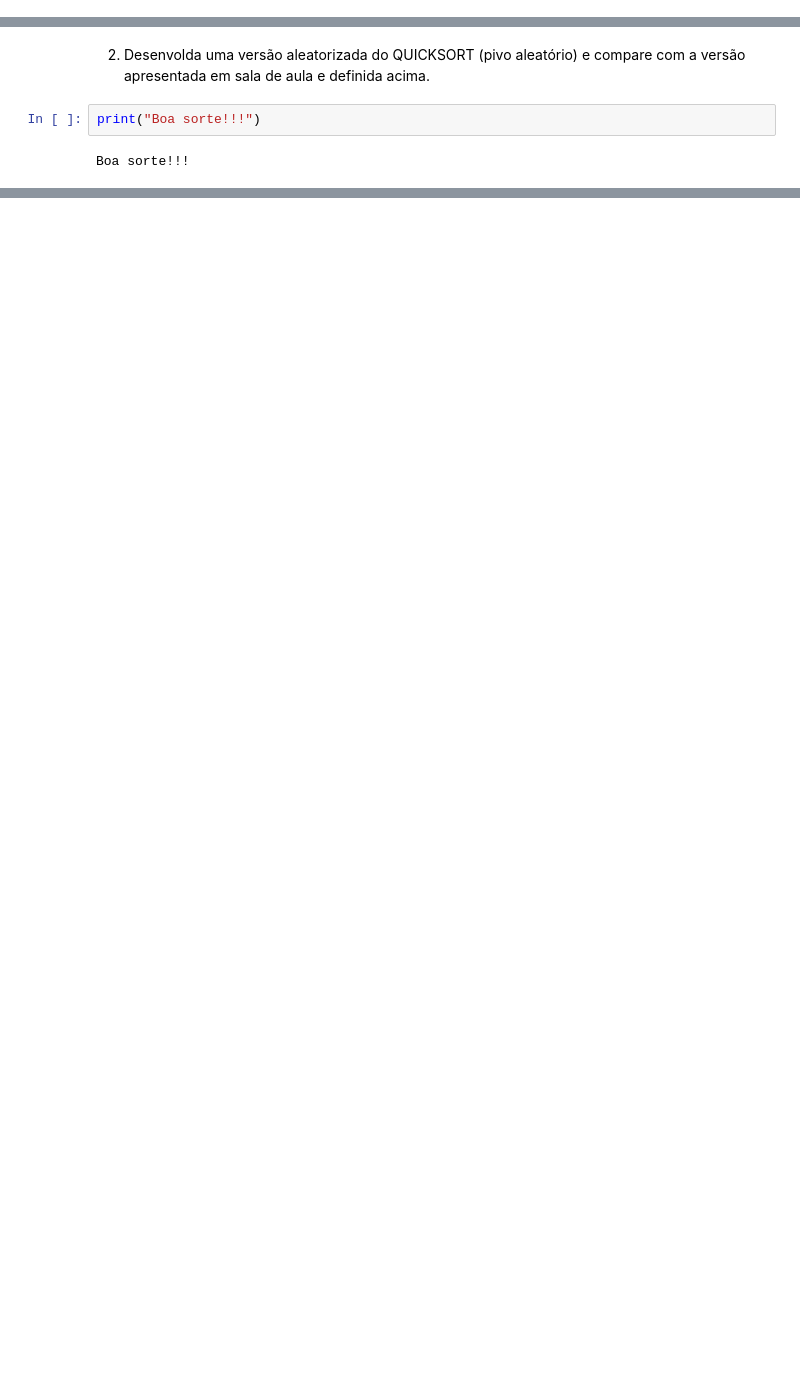
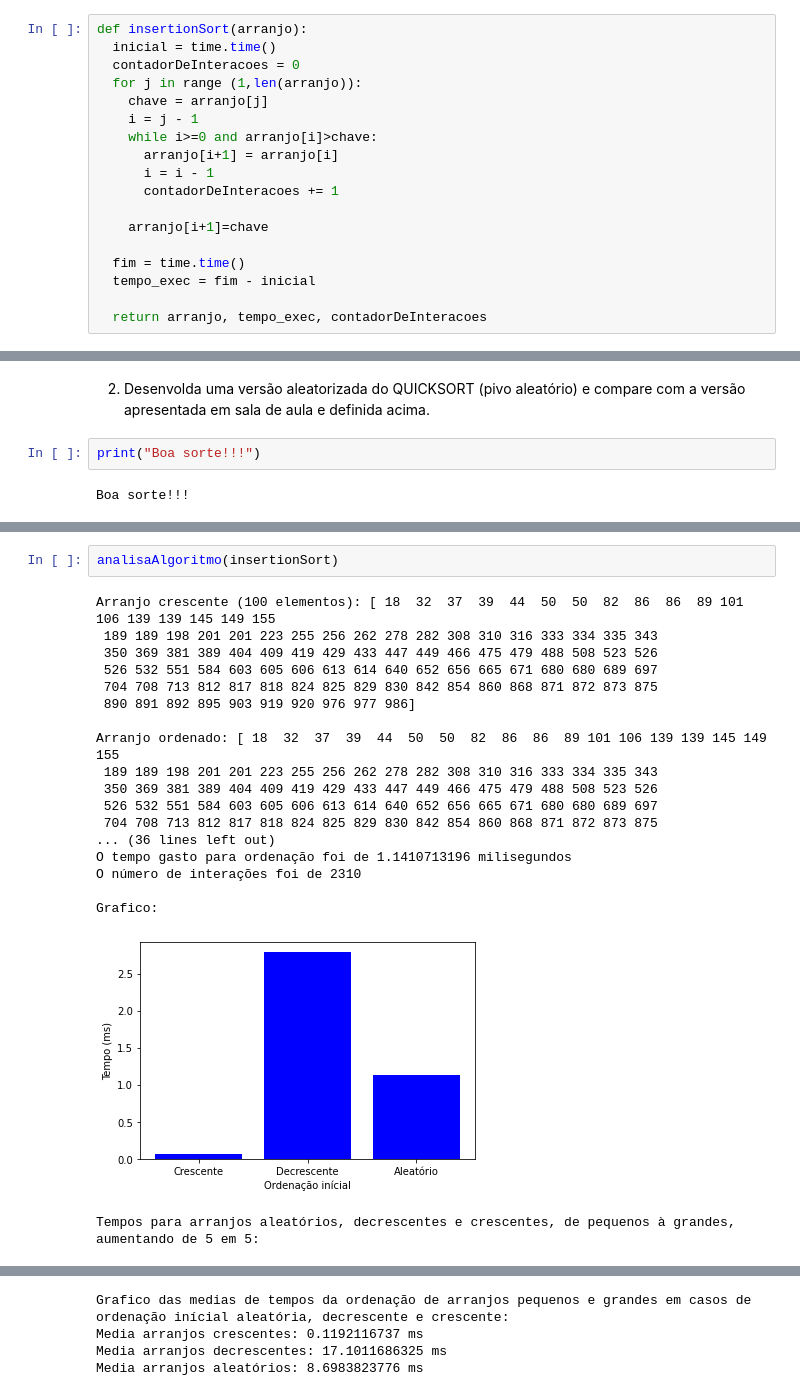
Before and after one commit to chrystian9/EFC-CPA, a Jupyter notebook: EFC1/EFC1_GCC_253.ipynb, the cells around one changed output, grey strips where cells are left out. Saved outputs shown, nothing was run; the diff lists cells and outputs as text; blank space fills up the shorter version.

```diff
--- a/EFC1/EFC1_GCC_253.ipynb
+++ b/EFC1/EFC1_GCC_253.ipynb
@@ -41,2 +40,20 @@ def insertionSort():
+# %%
+def insertionSort(arranjo):
+  inicial = time.time()
+  contadorDeInteracoes = 0
+  for j in range (1,len(arranjo)):
+    chave = arranjo[j]
+    i = j - 1
+    while i>=0 and arranjo[i]>chave:
+      arranjo[i+1] = arranjo[i]
+      i = i - 1
+      contadorDeInteracoes += 1
+
+    arranjo[i+1]=chave
+
+  fim = time.time()
+  tempo_exec = fim - inicial
+
+  return arranjo, tempo_exec, contadorDeInteracoes
 # %% [markdown]
 ##  Merge Sort
@@ -94,0 +550,22 @@ Boa sorte!!!
+# %%
+analisaAlgoritmo(insertionSort)
+# %% [output]
+Arranjo crescente (100 elementos): [ 18  32  37  39  44  50  50  82  86  86  89 101 106 139 139 145 149 155
+ 189 189 198 201 201 223 255 256 262 278 282 308 310 316 333 334 335 343
+ 350 369 381 389 404 409 419 429 433 447 449 466 475 479 488 508 523 526
+ 526 532 551 584 603 605 606 613 614 640 652 656 665 671 680 680 689 697
+ 704 708 713 812 817 818 824 825 829 830 842 854 860 868 871 872 873 875
+ 890 891 892 895 903 919 920 976 977 986]
+
+Arranjo ordenado: [ 18  32  37  39  44  50  50  82  86  86  89 101 106 139 139 145 149 155
+ 189 189 198 201 201 223 255 256 262 278 282 308 310 316 333 334 335 343
+ 350 369 381 389 404 409 419 429 433 447 449 466 475 479 488 508 523 526
+ 526 532 551 584 603 605 606 613 614 640 652 656 665 671 680 680 689 697
+ 704 708 713 812 817 818 824 825 829 830 842 854 860 868 871 872 873 875
+... (36 lines left out)
+O tempo gasto para ordenação foi de 1.1410713196 milisegundos
+O número de interações foi de 2310
+
+Grafico:
+[figure, added]
+Tempos para arranjos aleatórios, decrescentes e crescentes, de pequenos à grandes, aumentando de 5 em 5:
@@ -94,0 +575,4 @@ Boa sorte!!!
+Grafico das medias de tempos da ordenação de arranjos pequenos e grandes em casos de ordenação inícial aleatória, decrescente e crescente:
+Media arranjos crescentes: 0.1192116737 ms
+Media arranjos decrescentes: 17.1011686325 ms
+Media arranjos aleatórios: 8.6983823776 ms
```
Also changed, not shown: parts of 44 cells of this notebook.
